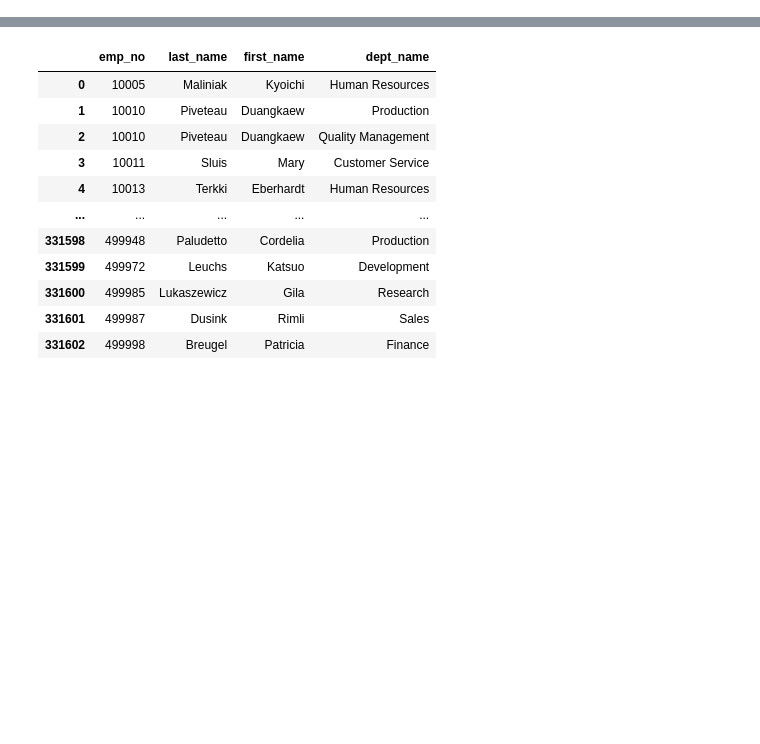
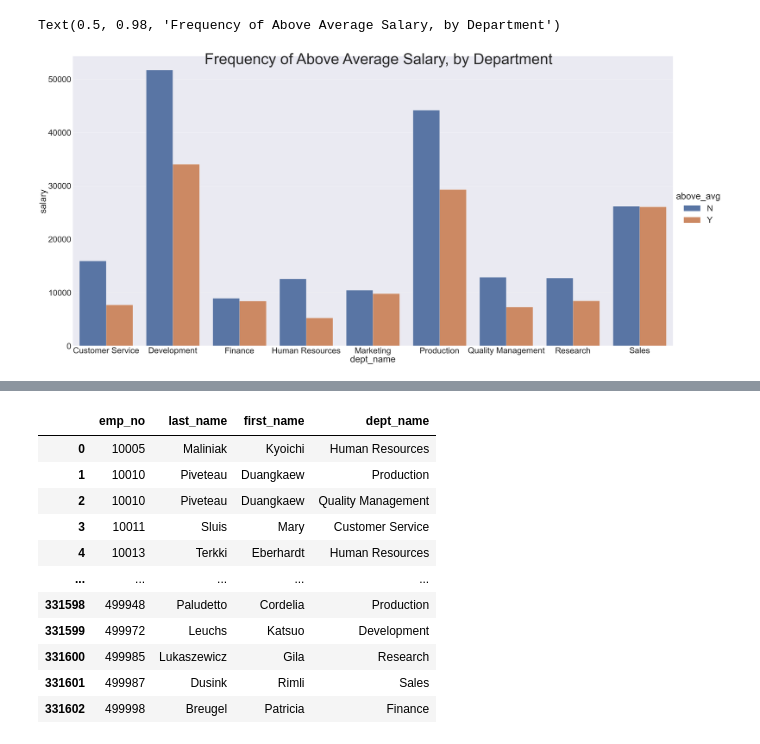
Before and after one commit to DylanRCastillo/HP-Employee-Analysis, a Jupyter notebook: Connecting to Database/main.ipynb, the cells around one changed output, grey strips where cells are left out. Saved outputs shown, nothing was run; the diff lists cells and outputs as text; code cells hidden in the pictures; blank space fills up the shorter version.

```diff
--- a/Connecting to Database/main.ipynb
+++ b/Connecting to Database/main.ipynb
@@ -67,0 +175,9 @@ salaries.head()
+# %%
+#Generate Bar chart of average salary by title
+title_salary = pd.read_sql("SELECT t.title, AVG(s.salary) as avg_salary FROM titles as t INNER JOIN employees AS e ON t.title_id = e.emp_title INNER JOIN salaries as s ON e.emp_no = s.emp_no GROUP BY t.title", conn)
+title_salary.head()
+
+sns.set(font_scale=5)
+ax = title_salary.plot.bar(x='title', rot=0, y='avg_salary', color="orange")
+ax.set_xlabel('Title')
+ax.set_title('Average Salary by Title')
@@ -67,0 +191,23 @@ salaries.head()
+# %%
+# List Employees who are paid over the average in each department
+frequency_over_avg = pd.read_sql(
+    "SELECT  e.sex, dtt.dept_name, t.title, s.salary, e.hire_date,AVG(s.salary) OVER (PARTITION BY dtt.dept_name) as avg_salary_by_department, "+
+    "CASE WHEN s.salary > (AVG(s.salary) OVER (PARTITION BY dtt.dept_name)) THEN 'Y' ELSE 'N' END as above_avg "
+    "FROM departments AS dtt " +
+    "INNER JOIN dept_emp AS de ON dtt.dept_no=de.dept_no " +
+    "LEFT JOIN employees AS e ON de.emp_no = e.emp_no " +
+    "INNER JOIN salaries AS s on s.emp_no = e.emp_no " +
+    "INNER JOIN titles as t ON e.emp_title=t.title_id; " , conn)
+frequency_over_avg['hire_date'] = pd.to_datetime(frequency_over_avg['hire_date'])
+# %%
+avg_df = frequency_over_avg.drop('hire_date', axis=1).groupby(['dept_name', 'above_avg']).count().reset_index()
+avg_df
+
+#Visualize paid over the average in each department
+sns.set(font_scale=5)
+plot = sns.catplot(data=avg_df,kind='bar',x='dept_name', y='salary', hue='above_avg', height=30, aspect=2)
+plot.fig.suptitle("Frequency of Above Average Salary, by Department",
+                  fontsize=100, fontdict={"weight": "bold"})
+# %% [output]
+Text(0.5, 0.98, 'Frequency of Above Average Salary, by Department')
+[figure, added]
```
Also changed, not shown: parts of 32 cells of this notebook, 7 other files.
